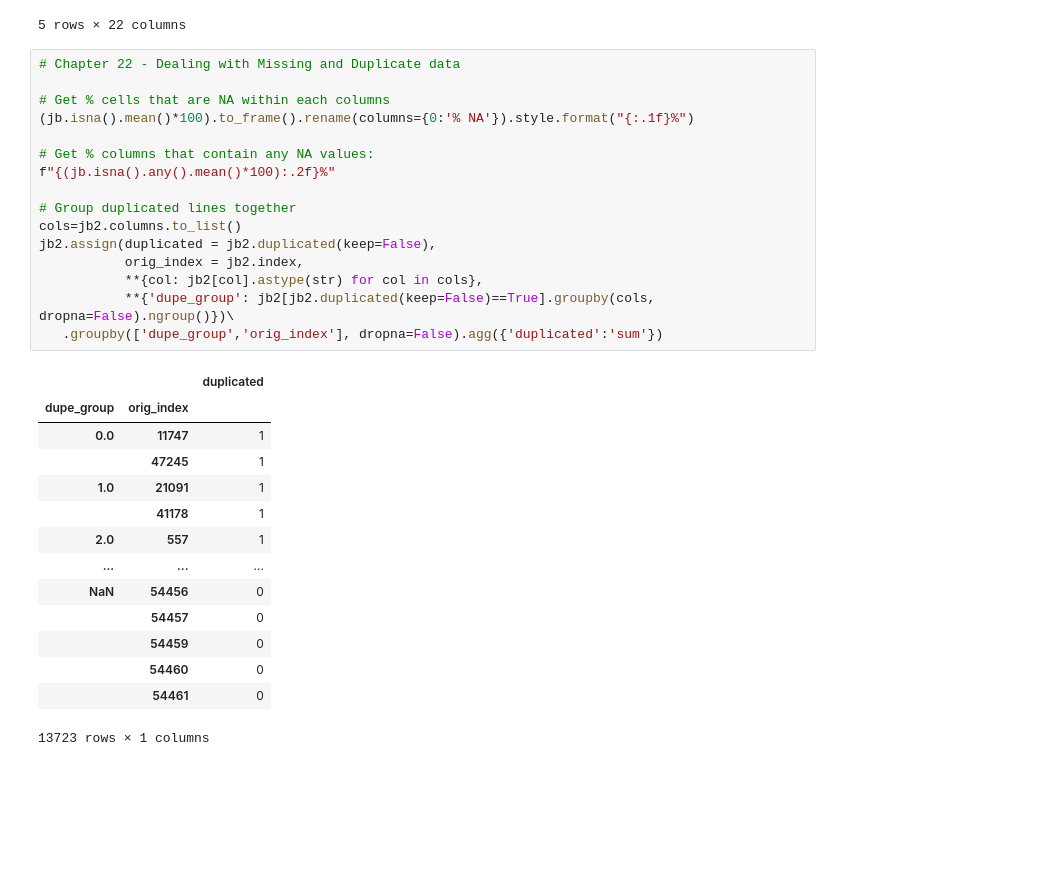
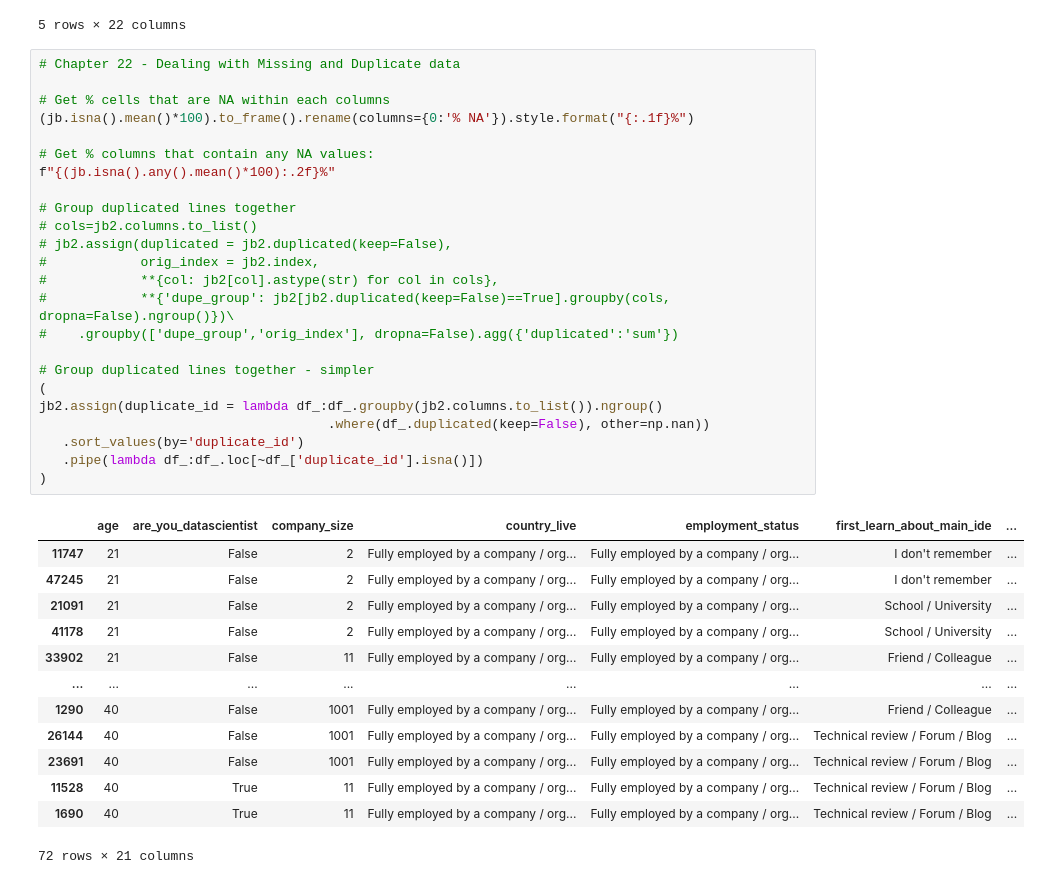
Before and after one commit to jporman/general, a Jupyter notebook: effective_pandas.ipynb, the cells around one changed output. Drawn from its saved outputs; the diff is of its cells as text; blank space fills up the shorter version.

```diff
--- a/effective_pandas.ipynb
+++ b/effective_pandas.ipynb
@@ -1172,31 +1172,38 @@ jb2.assign(**{f"{col}_v2": 'size col' for col in jb2.columns if col.find('size')
 # %%
 # Chapter 22 - Dealing with Missing and Duplicate data
 
 # Get % cells that are NA within each columns
 (jb.isna().mean()*100).to_frame().rename(columns={0:'% NA'}).style.format("{:.1f}%")
 
 # Get % columns that contain any NA values:
 f"{(jb.isna().any().mean()*100):.2f}%"
 
 # Group duplicated lines together
-cols=jb2.columns.to_list()
-jb2.assign(duplicated = jb2.duplicated(keep=False),
-           orig_index = jb2.index,
-           **{col: jb2[col].astype(str) for col in cols},
-           **{'dupe_group': jb2[jb2.duplicated(keep=False)==True].groupby(cols, dropna=False).ngroup()})\
-   .groupby(['dupe_group','orig_index'], dropna=False).agg({'duplicated':'sum'})
+# cols=jb2.columns.to_list()
+# jb2.assign(duplicated = jb2.duplicated(keep=False),
+#            orig_index = jb2.index,
+#            **{col: jb2[col].astype(str) for col in cols},
+#            **{'dupe_group': jb2[jb2.duplicated(keep=False)==True].groupby(cols, dropna=False).ngroup()})\
+#    .groupby(['dupe_group','orig_index'], dropna=False).agg({'duplicated':'sum'})
+
+# Group duplicated lines together - simpler
+(
+jb2.assign(duplicate_id = lambda df_:df_.groupby(jb2.columns.to_list()).ngroup()
+                                     .where(df_.duplicated(keep=False), other=np.nan))
+   .sort_values(by='duplicate_id')
+   .pipe(lambda df_:df_.loc[~df_['duplicate_id'].isna()])
+)
 # %% [output]
-|  |  | duplicated |
-| dupe_group | orig_index |  |
-| 0.0 | 11747 | 1 |
-|  | 47245 | 1 |
-| 1.0 | 21091 | 1 |
-|  | 41178 | 1 |
-| 2.0 | 557 | 1 |
-| ... | ... | ... |
-| NaN | 54456 | 0 |
-|  | 54457 | 0 |
-|  | 54459 | 0 |
-|  | 54460 | 0 |
-|  | 54461 | 0 |
+|  | age | are_you_datascientist | company_size | country_live | employment_status | first_learn_about_main_ide | ... |
+| 11747 | 21 | False | 2 | Fully employed by a company / org... | Fully employed by a company / org... | I don't remember | ... |
+| 47245 | 21 | False | 2 | Fully employed by a company / org... | Fully employed by a company / org... | I don't remember | ... |
+| 21091 | 21 | False | 2 | Fully employed by a company / org... | Fully employed by a company / org... | School / University | ... |
+| 41178 | 21 | False | 2 | Fully employed by a company / org... | Fully employed by a company / org... | School / University | ... |
+| 33902 | 21 | False | 11 | Fully employed by a company / org... | Fully employed by a company / org... | Friend / Colleague | ... |
+| ... | ... | ... | ... | ... | ... | ... | ... |
+| 1290 | 40 | False | 1001 | Fully employed by a company / org... | Fully employed by a company / org... | Friend / Colleague | ... |
+| 26144 | 40 | False | 1001 | Fully employed by a company / org... | Fully employed by a company / org... | Technical review / Forum / Blog | ... |
+| 23691 | 40 | False | 1001 | Fully employed by a company / org... | Fully employed by a company / org... | Technical review / Forum / Blog | ... |
+| 11528 | 40 | True | 11 | Fully employed by a company / org... | Fully employed by a company / org... | Technical review / Forum / Blog | ... |
+| 1690 | 40 | True | 11 | Fully employed by a company / org... | Fully employed by a company / org... | Technical review / Forum / Blog | ... |
-13723 rows × 1 columns
+72 rows × 21 columns
```
Also changed, not shown: parts of 13 cells of this notebook.
